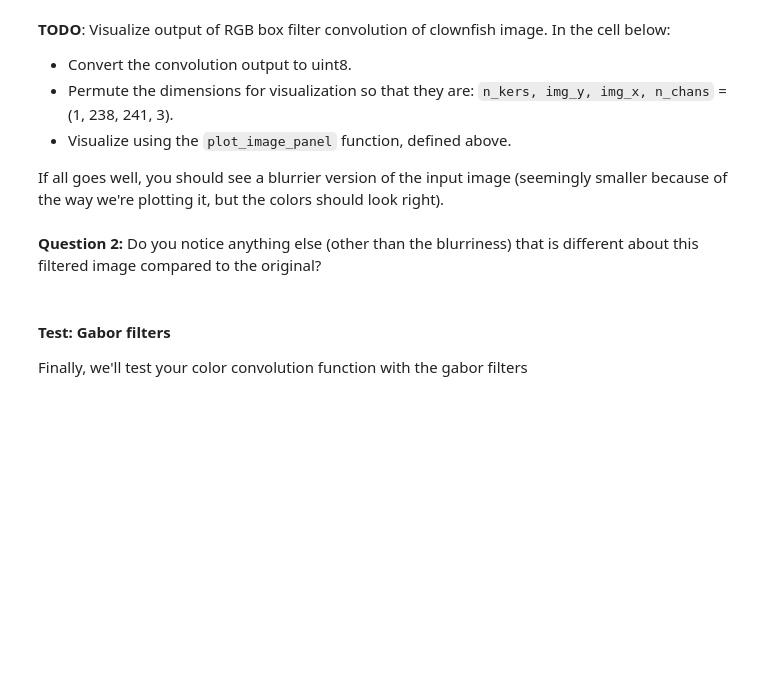
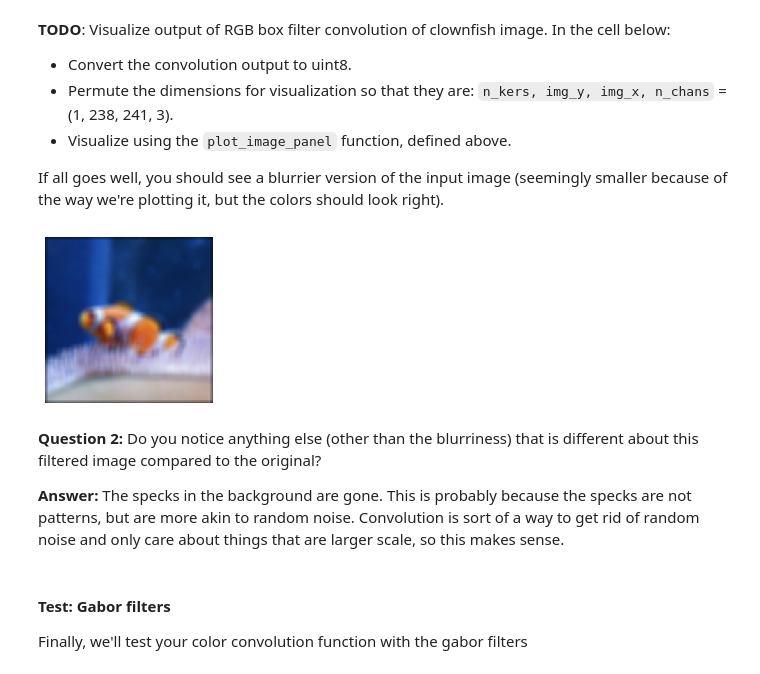
Before and after one commit to ejseal21/NeuralNetworks, a Jupyter notebook: project3/convolution_and_pooling.ipynb, the cells around one changed output. Drawn from its saved outputs; the diff is of its cells as text; code cells hidden in the pictures; blank space fills up the shorter version.

```diff
--- a/project3/convolution_and_pooling.ipynb
+++ b/project3/convolution_and_pooling.ipynb
@@ -340,7 +325,7 @@ Raw color clown fish image is (3, 238, 241) and should be (3, 238, 241)
 - **TODO:** Add a leading singleton dimension so shape is (1, 11, 11)
 # %%
 # Add your code for the above TODOs here...
-
+box_ker = np.ones((1,11,11))/121
 
 print(f'Test kernels shape is {box_ker.shape} and should be (1, 11, 11)')
 print(f'box ker looks like\n{box_ker}')
@@ -387,8 +356,16 @@ Your filtered clown fish shape is (1, 3, 238, 241) and it should be (1, 3, 238,
 - Visualize using the `plot_image_panel` function, defined above.
 
 If all goes well, you should see a blurrier version of the input image (seemingly smaller because of the way we're plotting it, but the colors should look right).
+# %%
+clownfish_out = clownfish_out.astype(np.uint8)
+clownfish_out = np.transpose(clownfish_out, (0,3,2,1))
+plot_image_panel(clownfish_out)
+# %% [output]
+[figure, added]
 # %% [markdown]
 **Question 2:** Do you notice anything else (other than the blurriness) that is different about this filtered image compared to the original?
+
+**Answer:** The specks in the background are gone. This is probably because the specks are not patterns, but are more akin to random noise. Convolution is sort of a way to get rid of random noise and only care about things that are larger scale, so this makes sense.
 # %% [markdown]
 #### Test: Gabor filters
 
```
Also changed, not shown: parts of 8 cells of this notebook, 1 other file.
